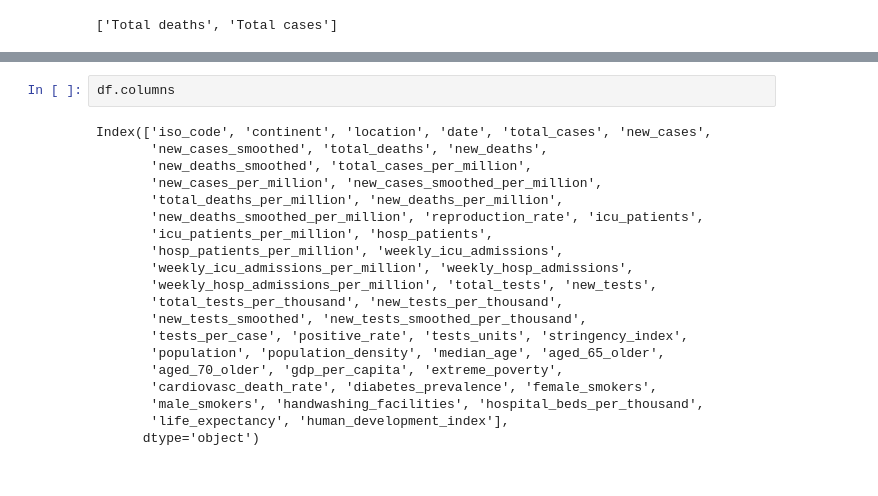
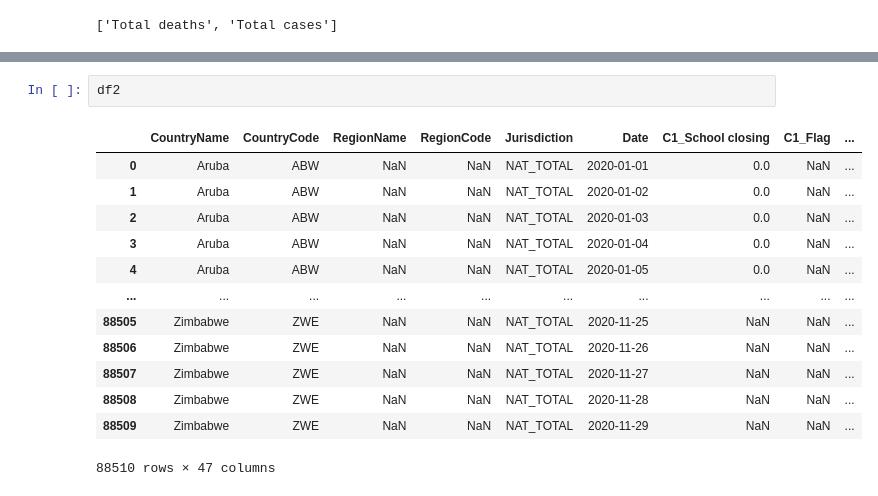
Before and after one commit to osteinnes/covid-dashapp, a Jupyter notebook: data_analysis.ipynb, the cells around one changed output, grey strips where cells are left out. Drawn from its saved outputs; the diff is of its cells as text.

```diff
--- a/data_analysis.ipynb
+++ b/data_analysis.ipynb
@@ -240,25 +240,19 @@ fig = px.line(cdf, x="date", y=y_var, color="location",
 fig
 # %% [output]
 [interactive output not drawn]
-# %%
-df.columns
-# %% [output]
-Index(['iso_code', 'continent', 'location', 'date', 'total_cases', 'new_cases',
-       'new_cases_smoothed', 'total_deaths', 'new_deaths',
-       'new_deaths_smoothed', 'total_cases_per_million',
-       'new_cases_per_million', 'new_cases_smoothed_per_million',
-       'total_deaths_per_million', 'new_deaths_per_million',
-       'new_deaths_smoothed_per_million', 'reproduction_rate', 'icu_patients',
-       'icu_patients_per_million', 'hosp_patients',
-       'hosp_patients_per_million', 'weekly_icu_admissions',
-       'weekly_icu_admissions_per_million', 'weekly_hosp_admissions',
-       'weekly_hosp_admissions_per_million', 'total_tests', 'new_tests',
-       'total_tests_per_thousand', 'new_tests_per_thousand',
-       'new_tests_smoothed', 'new_tests_smoothed_per_thousand',
-       'tests_per_case', 'positive_rate', 'tests_units', 'stringency_index',
-       'population', 'population_density', 'median_age', 'aged_65_older',
-       'aged_70_older', 'gdp_per_capita', 'extreme_poverty',
-       'cardiovasc_death_rate', 'diabetes_prevalence', 'female_smokers',
-       'male_smokers', 'handwashing_facilities', 'hospital_beds_per_thousand',
-       'life_expectancy', 'human_development_index'],
-      dtype='object')
+# %%
+df2
+# %% [output]
+|  | CountryName | CountryCode | RegionName | RegionCode | Jurisdiction | Date | C1_School closing | C1_Flag | ... |
+| 0 | Aruba | ABW | NaN | NaN | NAT_TOTAL | 2020-01-01 | 0.0 | NaN | ... |
+| 1 | Aruba | ABW | NaN | NaN | NAT_TOTAL | 2020-01-02 | 0.0 | NaN | ... |
+| 2 | Aruba | ABW | NaN | NaN | NAT_TOTAL | 2020-01-03 | 0.0 | NaN | ... |
+| 3 | Aruba | ABW | NaN | NaN | NAT_TOTAL | 2020-01-04 | 0.0 | NaN | ... |
+| 4 | Aruba | ABW | NaN | NaN | NAT_TOTAL | 2020-01-05 | 0.0 | NaN | ... |
+| ... | ... | ... | ... | ... | ... | ... | ... | ... | ... |
+| 88505 | Zimbabwe | ZWE | NaN | NaN | NAT_TOTAL | 2020-11-25 | NaN | NaN | ... |
+| 88506 | Zimbabwe | ZWE | NaN | NaN | NAT_TOTAL | 2020-11-26 | NaN | NaN | ... |
+| 88507 | Zimbabwe | ZWE | NaN | NaN | NAT_TOTAL | 2020-11-27 | NaN | NaN | ... |
+| 88508 | Zimbabwe | ZWE | NaN | NaN | NAT_TOTAL | 2020-11-28 | NaN | NaN | ... |
+| 88509 | Zimbabwe | ZWE | NaN | NaN | NAT_TOTAL | 2020-11-29 | NaN | NaN | ... |
+88510 rows × 47 columns
```
Also changed, not shown: 1 other file.
